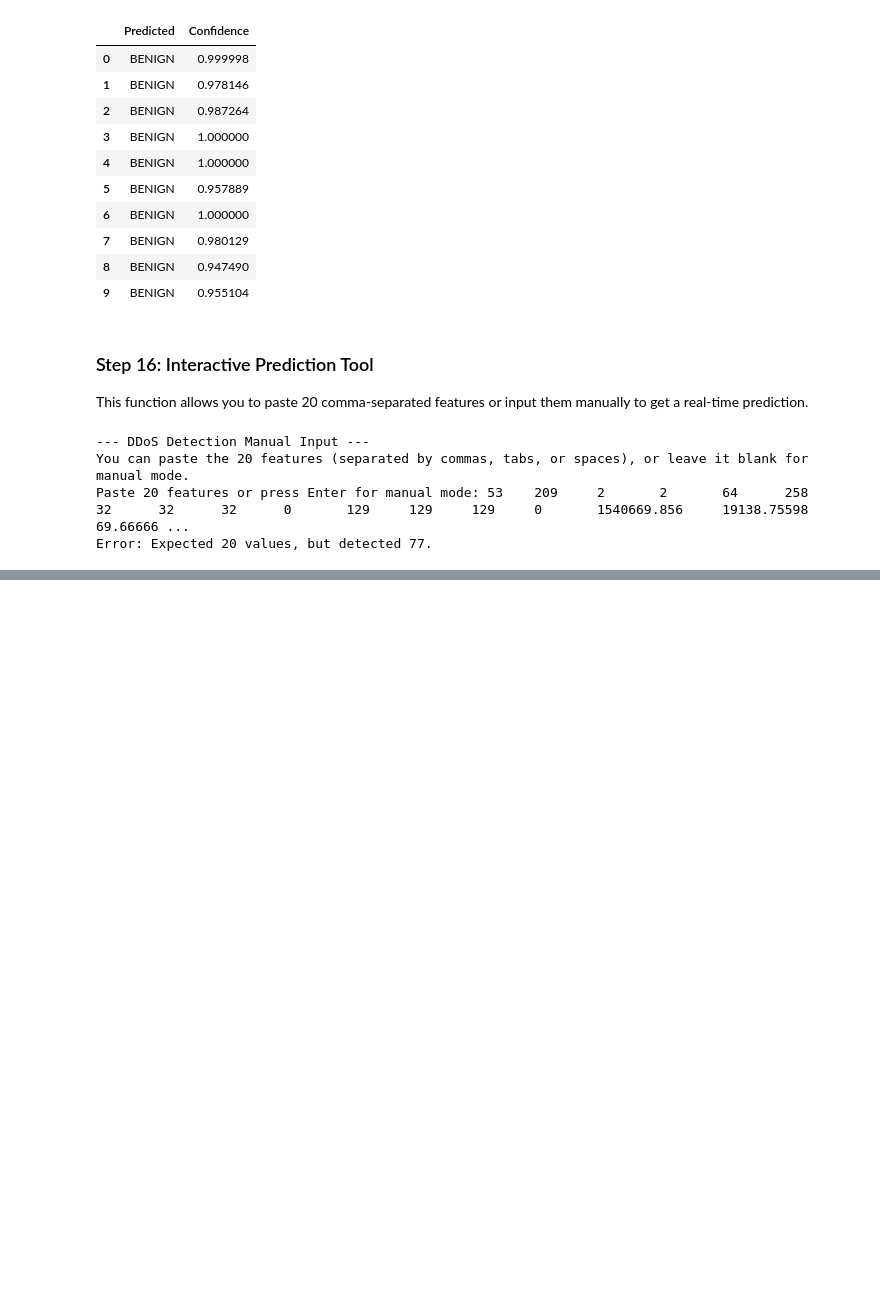
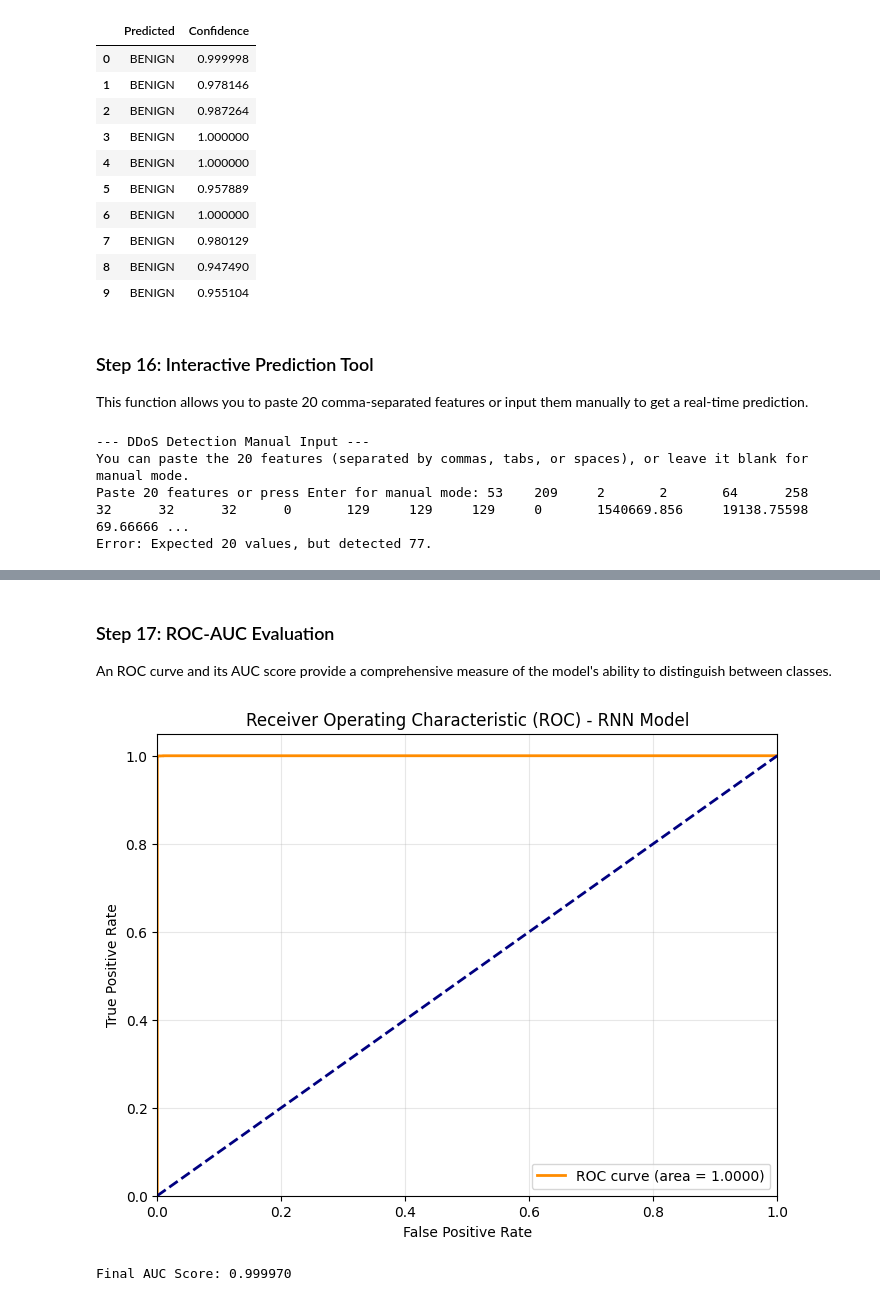
Before and after one commit to asifmanowar9/Neural-network-project, a Jupyter notebook: DDoS.ipynb, the cells around one changed output, grey strips where cells are left out. Cells and saved outputs as stored; diff of their text form; code cells hidden in the pictures; blank space fills up the shorter version.

```diff
--- a/DDoS.ipynb
+++ b/DDoS.ipynb
@@ -588,0 +744,31 @@ Error: Expected 20 values, but detected 77.
+# %% [markdown]
+### Step 17: ROC-AUC Evaluation
+An ROC curve and its AUC score provide a comprehensive measure of the model's ability to distinguish between classes.
+# %%
+from sklearn.metrics import roc_curve, auc
+import matplotlib.pyplot as plt
+
+# 1. Get predicted probabilities for the test set
+y_pred_prob_rnn = rnn_model.predict(X_test_rnn, verbose=0).ravel()
+
+# 2. Calculate ROC curve metrics
+fpr, tpr, thresholds = roc_curve(y_test, y_pred_prob_rnn)
+roc_auc = auc(fpr, tpr)
+
+# 3. Plot the ROC Curve
+plt.figure(figsize=(8, 6))
+plt.plot(fpr, tpr, color='darkorange', lw=2, label=f'ROC curve (area = {roc_auc:.4f})')
+plt.plot([0, 1], [0, 1], color='navy', lw=2, linestyle='--')
+plt.xlim([0.0, 1.0])
+plt.ylim([0.0, 1.05])
+plt.xlabel('False Positive Rate')
+plt.ylabel('True Positive Rate')
+plt.title('Receiver Operating Characteristic (ROC) - RNN Model')
+plt.legend(loc="lower right")
+plt.grid(alpha=0.3)
+plt.show()
+
+print(f"Final AUC Score: {roc_auc:.6f}")
+# %% [output]
+[figure, added]
+Final AUC Score: 0.999970
```
Also changed, not shown: parts of 10 cells of this notebook.
